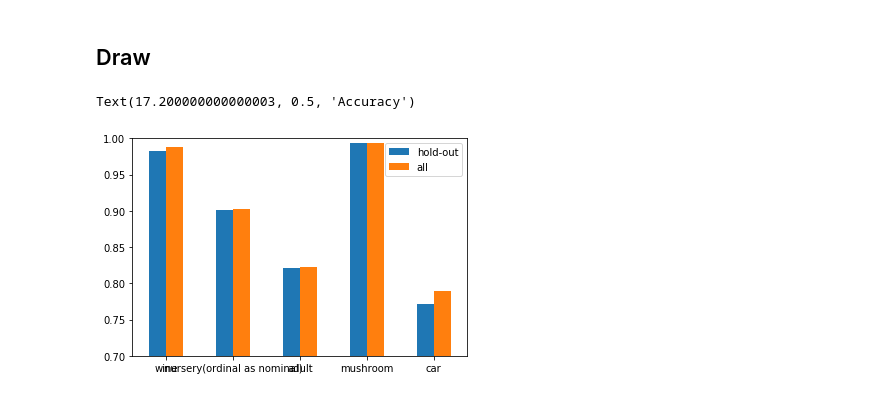
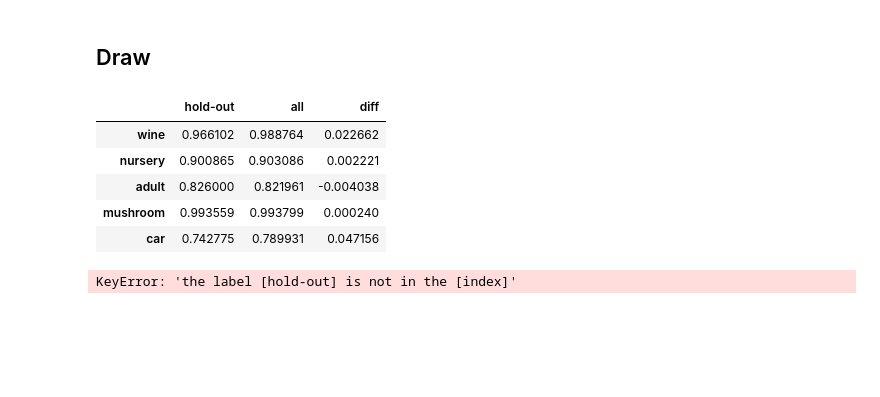
Before and after one commit to Haswf/NaiveBayesClassifier, a Jupyter notebook: assignment1_2020_template.ipynb, the cells around one changed output. Drawn from its saved outputs; the diff is of its cells as text; code cells hidden in the pictures; blank space fills up the shorter version.

Commit message:
Calculate diff for question 4

```diff
--- a/assignment1_2020_template.ipynb
+++ b/assignment1_2020_template.ipynb
@@ -867,16 +867,21 @@ accuracy_dict["all"].append(accuracy(np.array(all_result), np.array(y)))
 ## Draw
 # %%
 bin_num_df = pd.DataFrame.from_dict(accuracy_dict)
-bin_num_df.index = ["wine", "nursery(ordinal as nominal)", "adult", "mushroom", "car"]
-bin_num_df.columns = ["hold-out", "all"]
+bin_num_df.index = ["wine", "nursery", "adult", "mushroom", "car"]
+bin_num_df["diff"] = bin_num_df["all"] - bin_num_df["hold-out"]
+bin_num_df.columns = ["hold-out", "all", "diff"]
 bin_num_df.head()
-
-ax = bin_num_df.plot.bar(rot=0)
-# ax.set_xlim([xmin,xmax])
-ax.set_ylim([0.7,1])
-
-plot.set_xlabel("Number of bins")
-plot.set_ylabel("Accuracy")
 # %% [output]
-Text(17.200000000000003, 0.5, 'Accuracy')
-[figure, removed]
+|  | hold-out | all | diff |
+| wine | 0.966102 | 0.988764 | 0.022662 |
+| nursery | 0.900865 | 0.903086 | 0.002221 |
+| adult | 0.826000 | 0.821961 | -0.004038 |
+| mushroom | 0.993559 | 0.993799 | 0.000240 |
+| car | 0.742775 | 0.789931 | 0.047156 |
+# %%
+plot = bin_num_df.loc["hold-out", "all"].plotbar(rot=0)
+plot.set_ylim([0.7,1])
+plot.set_xlabel("Dataset")
+plot.set_ylabel("Accuracy")
+# %% [output]
+KeyError: 'the label [hold-out] is not in the [index]'
```
